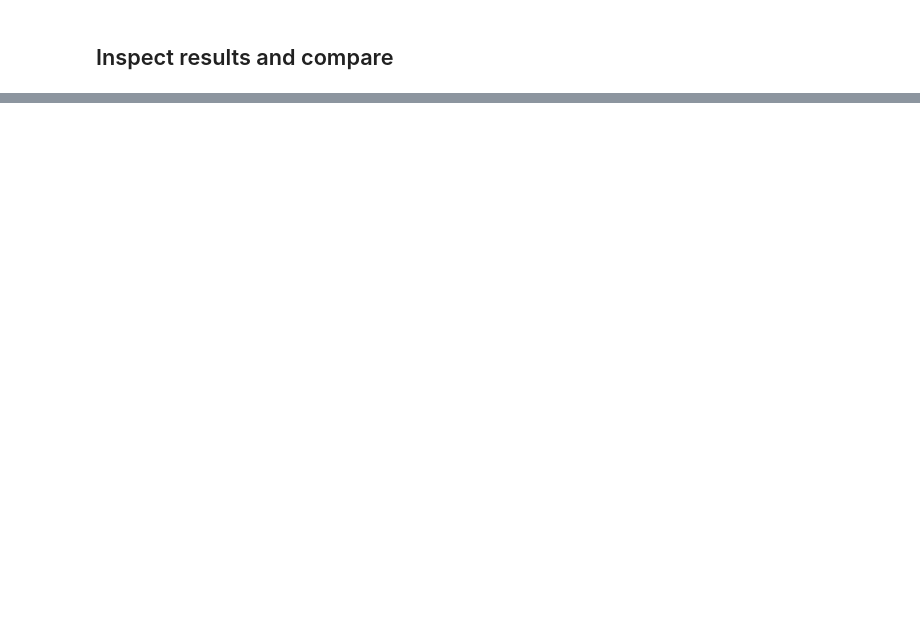
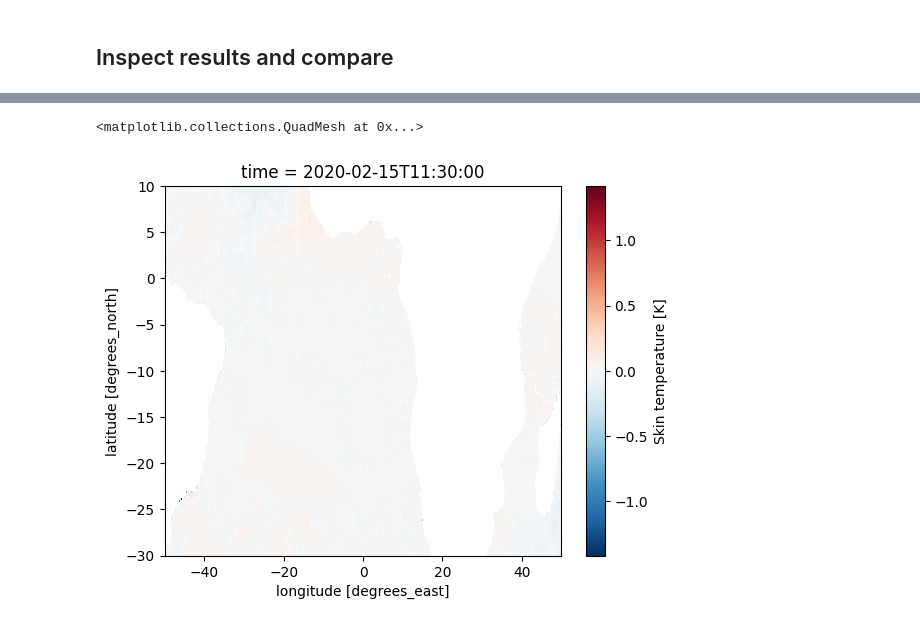
Before and after one commit to ESMValGroup/ClimaNet, a Jupyter notebook: notebooks/example.ipynb, the cells around one changed output, grey strips where cells are left out. Cells and saved outputs as stored; diff of their text form; code cells hidden in the pictures; blank space fills up the shorter version.

```diff
--- a/notebooks/example.ipynb
+++ b/notebooks/example.ipynb
@@ -175,0 +174,5 @@ plot_results(masked_err_baseline, masked_err_predictions, label="error %", title
+# %%
+err.where(ocean).isel(time=1).plot()
+# %% [output]
+<matplotlib.collections.QuadMesh at 0x...>
+[figure, added]
```
Also changed, not shown: parts of 28 cells of this notebook.
